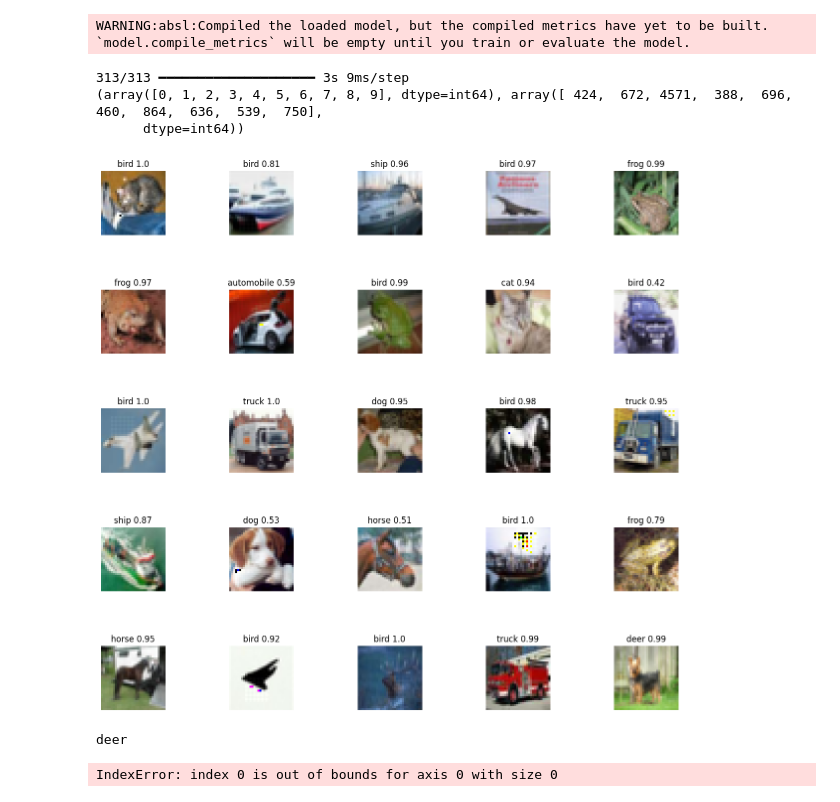
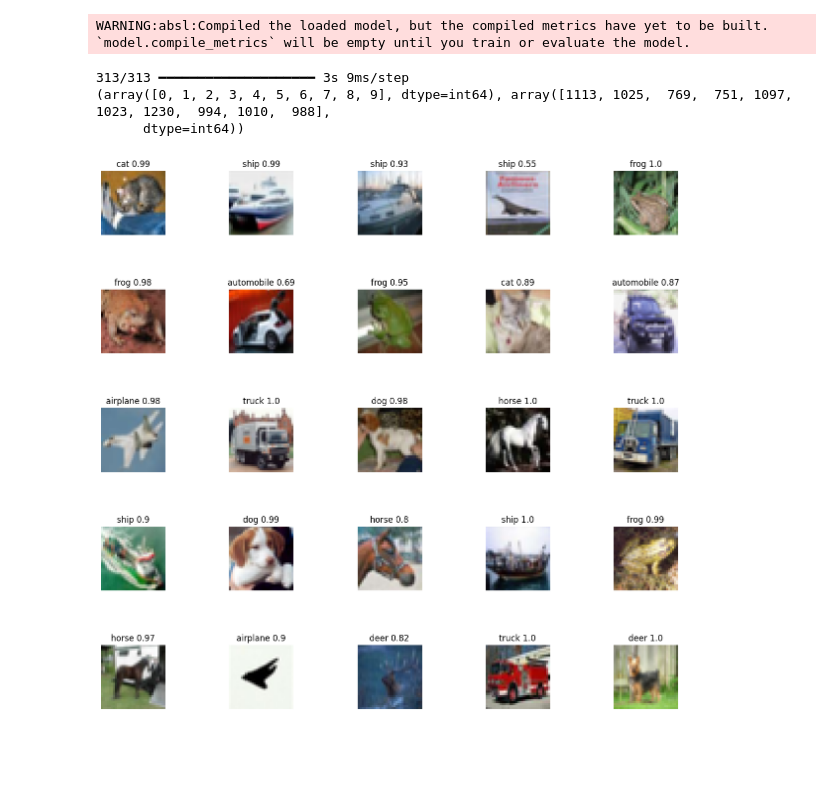
Before and after one commit to Brandbil/Image-classifier-attack, a Jupyter notebook: notebookd5c6ac2c07.ipynb, the cells around one changed output. Saved outputs shown, nothing was run; the diff lists cells and outputs as text; code cells hidden in the pictures; blank space fills up the shorter version.

```diff
--- a/notebookd5c6ac2c07.ipynb
+++ b/notebookd5c6ac2c07.ipynb
@@ -39,7 +42,11 @@ import cv2
 <a id="section-two"></a>
 ## Reading the CIFAR-10 dataset from Keras datasets & setting train and test data
 # %%
-(train_images, train_labels), (test_images, test_labels) = datasets.cifar10.load_data()
+def load_images():
+    (train_images, train_labels), (test_images, test_labels) = datasets.cifar10.load_data()
+    return train_images, train_labels, test_images, test_labels
+
+train_images, train_labels, test_images, test_labels = load_images()
 
 found_attacked = []
 
@@ -305,7 +313,7 @@ def compare_images(original, attacked):
 # %%
 attacked_images = []
 for i in range(test_images.shape[0]):
-    cross_size = 6
+    cross_size = 8
     # cross_size = 6
     # cross_center = (np.random.randint(cross_size, 32 - cross_size), np.random.randint(cross_size, 32 - cross_size))
     cross_center = (32//2, 32//2)
@@ -345,19 +353,24 @@ attacked_images = attacked_images / 255
 * The reason for using to_categorical is that the loss function that we will be using in this code (categorical_crossentropy) when compiling the model needs data to be one hot encoded.
 # %%
 # Converting the pixels data to float type
-train_images = train_images.astype('float32')
-test_images = test_images.astype('float32')
-# X_test_attacked = X_test_attacked.astype('float32')
+def preprocess_images(train_images, test_images, train_labels, test_labels):
+    train_images = train_images.astype('float32')
+    test_images = test_images.astype('float32')
+    # X_test_attacked = X_test_attacked.astype('float32')
 
-# Standardizing (255 is the total number of pixels an image can have)
-train_images = train_images / 255
-test_images = test_images / 255
-# X_test_attacked = X_test_attacked / 255
+    # Standardizing (255 is the total number of pixels an image can have)
+    train_images = train_images / 255
+    test_images = test_images / 255
+    # X_test_attacked = X_test_attacked / 255
 
-# One hot encoding the target class (labels)
-num_classes = 10
-train_labels = to_categorical(train_labels, num_classes)
-test_labels = to_categorical(test_labels, num_classes)
+    # One hot encoding the target class (labels)
+    num_classes = 10
+    train_labels = to_categorical(train_labels, num_classes)
+    test_labels = to_categorical(test_labels, num_classes)
+
+    return train_images, test_images, train_labels, test_labels, num_classes
+
+train_images, test_images, train_labels, test_labels, num_classes = preprocess_images(train_images, test_images, train_labels, test_labels)
 # %% [markdown]
 <a id="section-five"></a>
 ## Building the CNN Model using Keras
@@ -488,47 +501,27 @@ WARNING:absl:Compiled the loaded model, but the compiled metrics have yet to be
 # %%
 # Making the Predictions
 # test_images = X_test_attacked
 
-pred = model.predict(attacked_images)
+pred = model.predict(test_images)
 
 # Converting the predictions into label index
 pred_classes = np.argmax(pred, axis=1)
 
 #print predicted of each class
 print(np.unique(pred_classes, return_counts=True))
 
 
 fig, axes = plt.subplots(5, 5, figsize=(15,15))
 axes = axes.ravel()
 
 for i in np.arange(0, 25):
-    axes[i].imshow(attacked_images[i])
+    axes[i].imshow(test_images[i])
     axes[i].set_title(class_names[pred_classes[i]] + " " + np.max(pred[i]).round(2).astype(str))
     #Print confidence
     axes[i].axis('off')
     plt.subplots_adjust(wspace=1)
 # %% [output]
 313/313 ━━━━━━━━━━━━━━━━━━━━ 3s 9ms/step
-(array([0, 1, 2, 3, 4, 5, 6, 7, 8, 9], dtype=int64), array([ 424,  672, 4571,  388,  696,  460,  864,  636,  539,  750],
+(array([0, 1, 2, 3, 4, 5, 6, 7, 8, 9], dtype=int64), array([1113, 1025,  769,  751, 1097, 1023, 1230,  994, 1010,  988],
       dtype=int64))
-[figure, old version]
+[figure, new version]
-# %%
-label = 4
-#Take all the images of class 2
-class_2_indexes = np.where(test_labels == label)[0]
-
-class_2 = test_images[class_2_indexes]
-
-#print name of class
-print(class_names[label])
-
-#show class_2[0]
-plt.imshow(class_2[0])
-#mean of each pixel in the images in int
-mean = np.mean(class_2, axis=0).astype(int)
-
-#heatmap of the mean
-plt.imshow(mean)
-# %% [output]
-deer
-IndexError: index 0 is out of bounds for axis 0 with size 0
```
Also changed, not shown: parts of 20 cells of this notebook.
